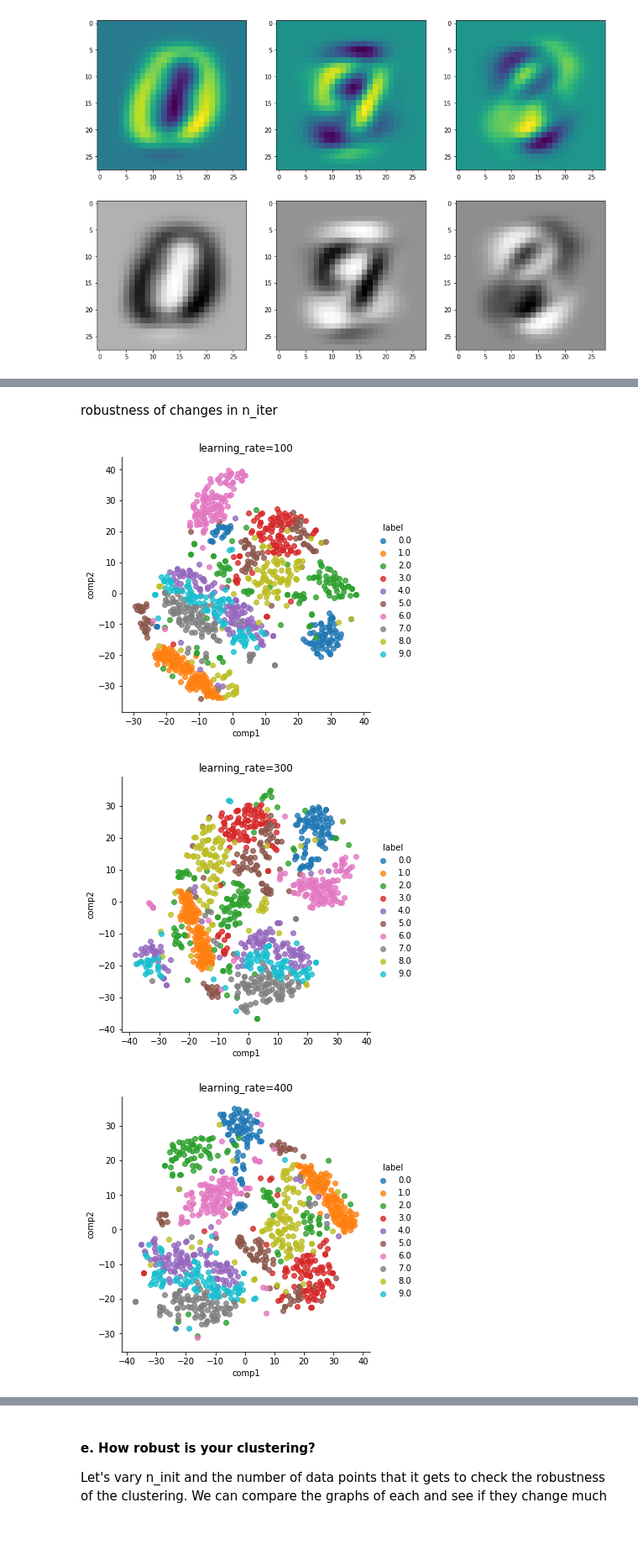
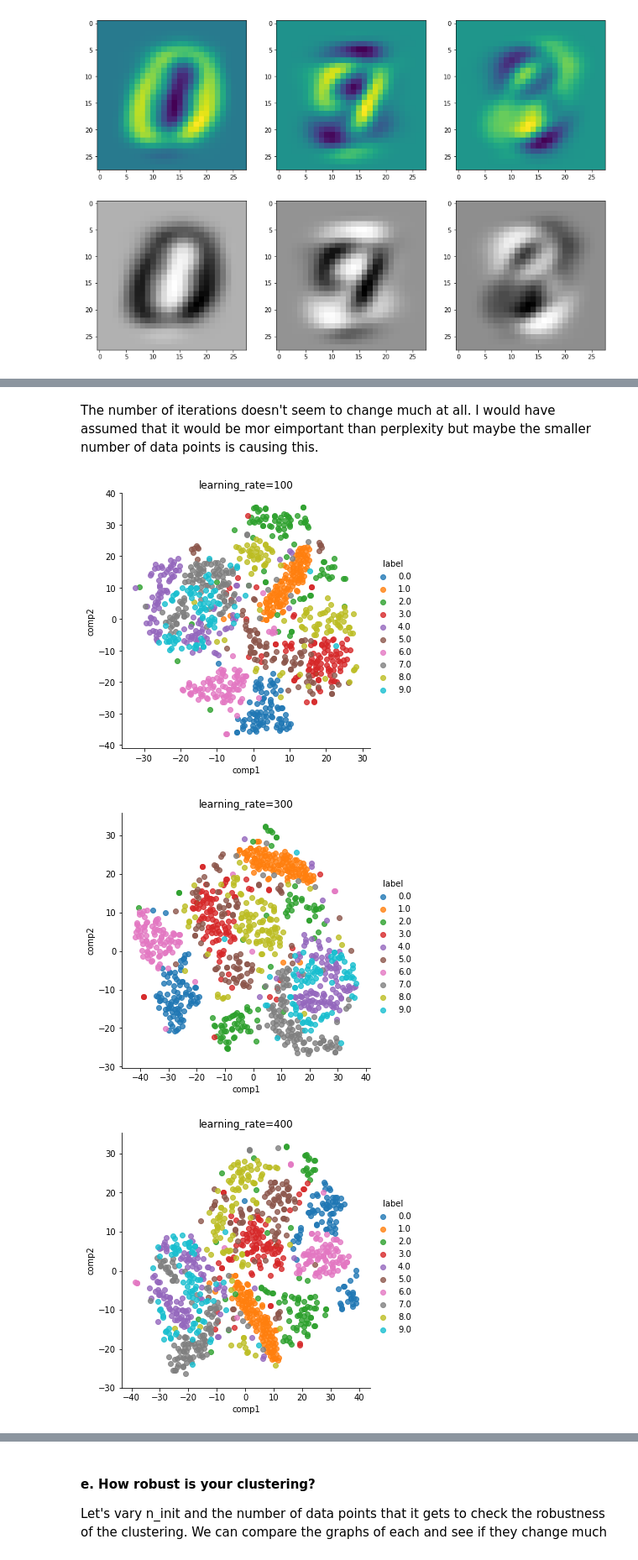
Before and after one commit to benbranchflower/applied_machine_learning, a Jupyter notebook: dimensionality_reduction_and_clustering.ipynb, the cells around one changed output, grey strips where cells are left out. Shown at 84% size. Drawn from its saved outputs; the diff is of its cells as text; code cells hidden in the pictures; blank space fills up the shorter version.

```diff
--- a/dimensionality_reduction_and_clustering.ipynb
+++ b/dimensionality_reduction_and_clustering.ipynb
@@ -149,6 +163,5 @@ robustness of changes in p
 # %%
 for i, n in enumerate([800,1200,1400,1600]):
-    out = tsne(n_iter=n, verbose=0)
-    sns.lmplot(x='comp1', y='comp2', data=out, hue='label', fit_reg=False)
+    sns.lmplot(x='comp1', y='comp2', data=tsne(n_iter=n, verbose=0), hue='label', fit_reg=False)
     plt.title(f'n_iter={n}')
 # %% [output]
@@ -159,11 +172,10 @@ for i, n in enumerate([800,1200,1400,1600]):
-# %% [markdown]
-robustness of changes in n_iter
+# %% [markdown]
+The number of iterations doesn't seem to change much at all. I would have assumed that it would be mor eimportant than perplexity but maybe the smaller number of data points is causing this.
 # %%
 for i, l in enumerate([100,300,400,500]):
-    out = tsne(learning_rate=l, verbose=0)
-    sns.lmplot(x='comp1', y='comp2', data=out, hue='label', fit_reg=False)
+    sns.lmplot(x='comp1', y='comp2', data=tsne(learning_rate=l, verbose=0), hue='label', fit_reg=False)
     plt.title(f'learning_rate={l}')
 # %% [output]
-[figure, old version]
+[figure, new version]
-[figure, old version]
+[figure, new version]
-[figure, old version]
+[figure, new version]
```
Also changed, not shown: parts of 46 cells of this notebook.
